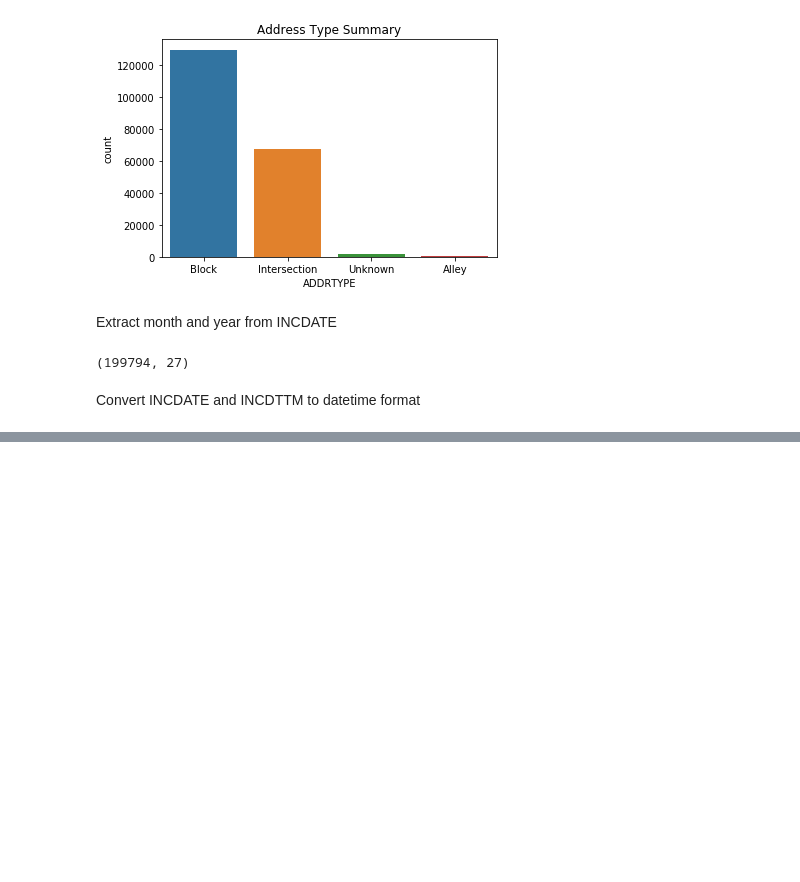
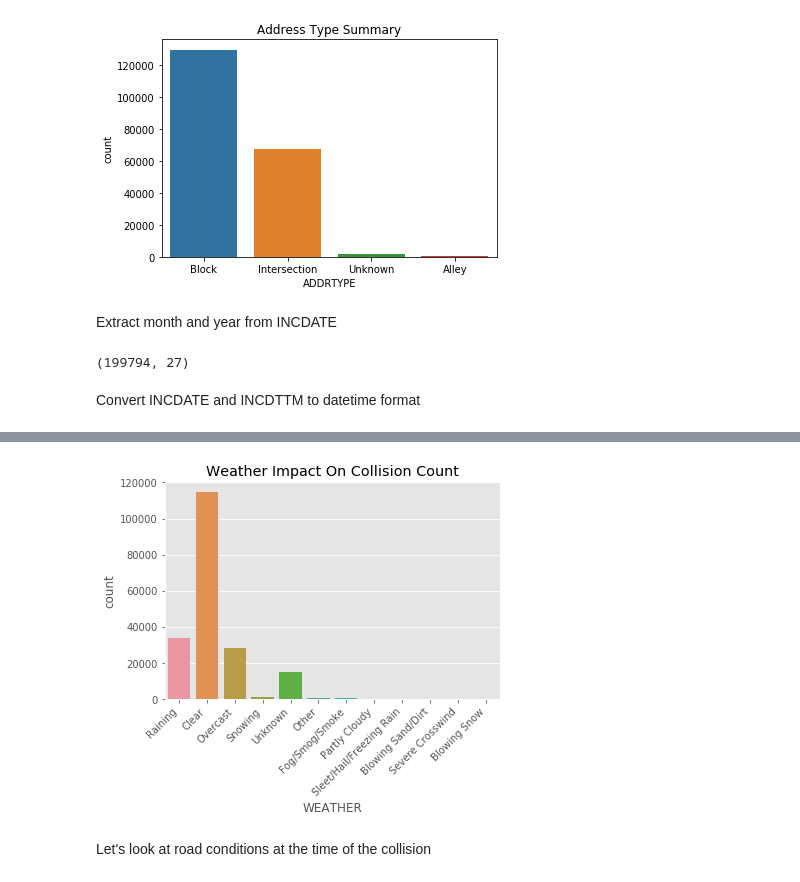
Before and after one commit to 1905jerry/Coursera_Capstone, a Jupyter notebook: Coursera_Capstone Project.ipynb, the cells around one changed output, grey strips where cells are left out. Saved outputs shown, nothing was run; the diff lists cells and outputs as text; code cells hidden in the pictures; blank space fills up the shorter version.

```diff
--- a/Coursera_Capstone Project.ipynb
+++ b/Coursera_Capstone Project.ipynb
@@ -301,0 +437,10 @@ memory usage: 47.7+ MB
+# %%
+plt.style.use('ggplot')
+plt.title('Weather Impact On Collision Count')
+ax = sns.countplot(df['WEATHER'], data=df)
+ax.set_xticklabels(ax.get_xticklabels(), rotation=45, horizontalalignment='right')
+plt.show()
+# %% [output]
+[figure, added]
+# %% [markdown]
+Let's look at road conditions at the time of the collision
```
Also changed, not shown: parts of 31 cells of this notebook.
